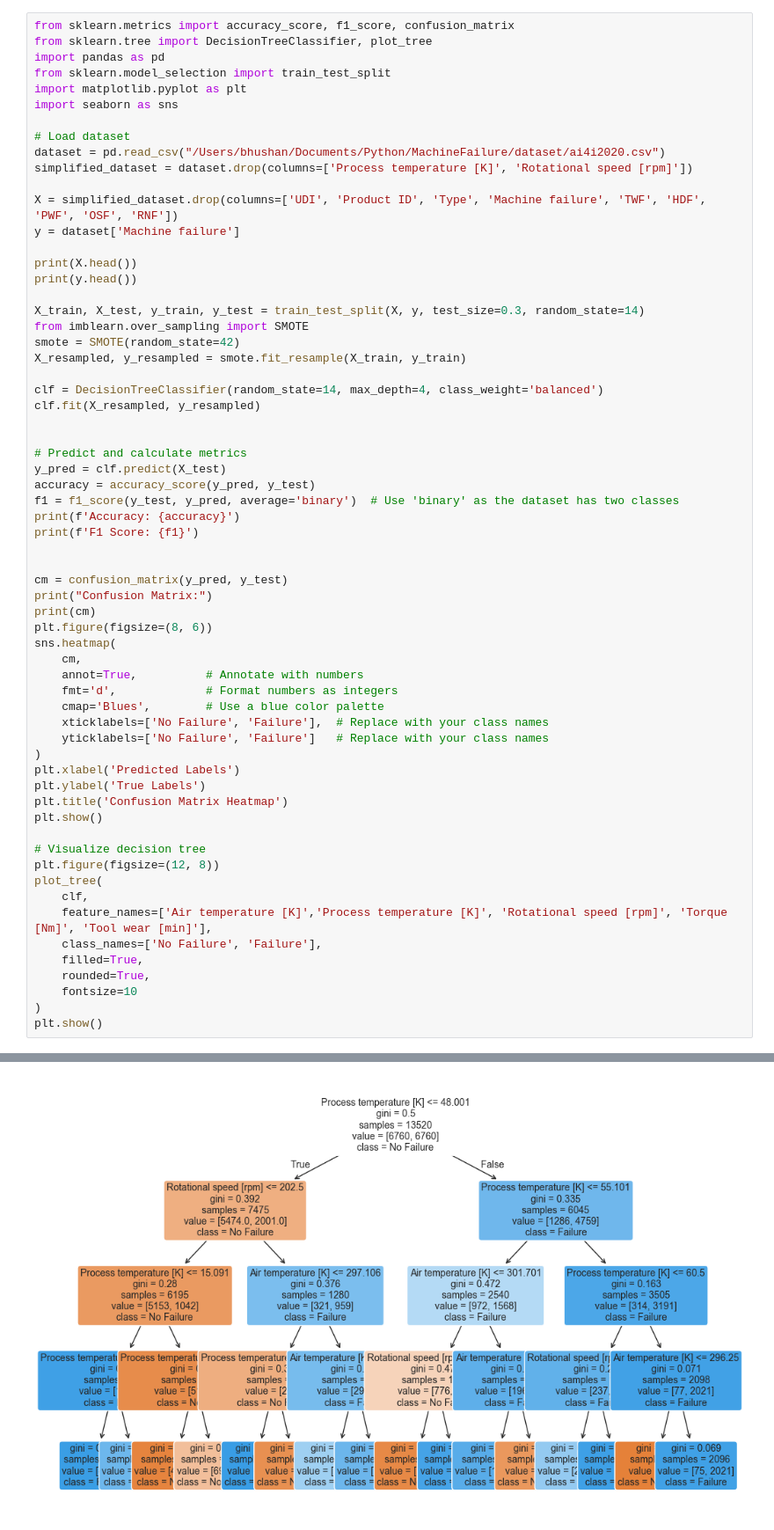
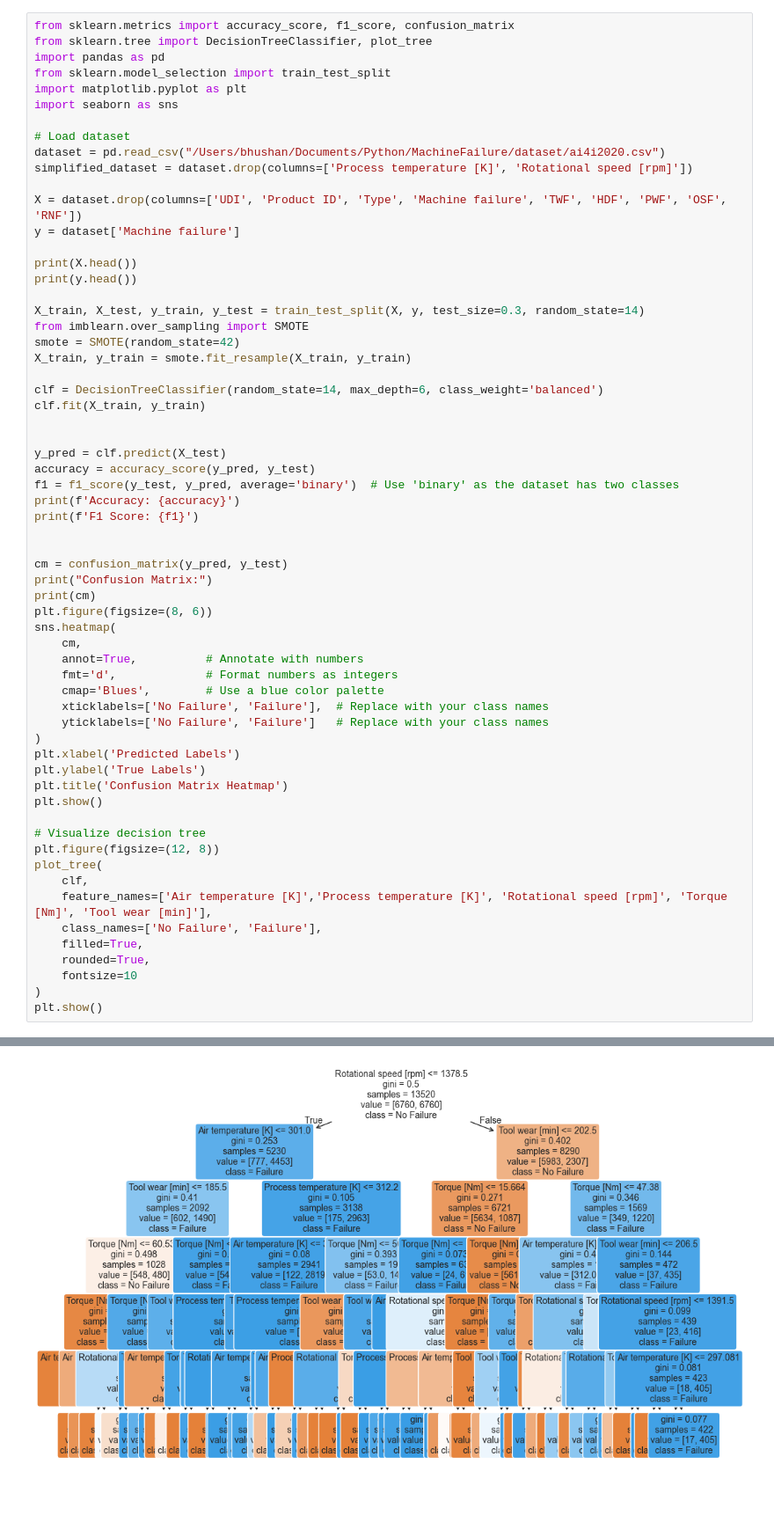
Before and after one commit to splitmoong/machinefailureprediction, a Jupyter notebook: Models/decisiontree.ipynb, the cells around one changed output, grey strips where cells are left out. Shown at 88% size. Drawn from its saved outputs; the diff is of its cells as text; blank space fills up the shorter version.

```diff
--- a/Models/decisiontree.ipynb
+++ b/Models/decisiontree.ipynb
@@ -10,7 +10,7 @@ import seaborn as sns
 dataset = pd.read_csv("/Users/bhushan/Documents/Python/MachineFailure/dataset/ai4i2020.csv")
 simplified_dataset = dataset.drop(columns=['Process temperature [K]', 'Rotational speed [rpm]'])
 
-X = simplified_dataset.drop(columns=['UDI', 'Product ID', 'Type', 'Machine failure', 'TWF', 'HDF', 'PWF', 'OSF', 'RNF'])
+X = dataset.drop(columns=['UDI', 'Product ID', 'Type', 'Machine failure', 'TWF', 'HDF', 'PWF', 'OSF', 'RNF'])
 y = dataset['Machine failure']
 
 print(X.head())
@@ -19,13 +19,12 @@ print(y.head())
 X_train, X_test, y_train, y_test = train_test_split(X, y, test_size=0.3, random_state=14)
 from imblearn.over_sampling import SMOTE
 smote = SMOTE(random_state=42)
-X_resampled, y_resampled = smote.fit_resample(X_train, y_train)
+X_train, y_train = smote.fit_resample(X_train, y_train)
 
-clf = DecisionTreeClassifier(random_state=14, max_depth=4, class_weight='balanced')
-clf.fit(X_resampled, y_resampled)
+clf = DecisionTreeClassifier(random_state=14, max_depth=6, class_weight='balanced')
+clf.fit(X_train, y_train)
 
 
-# Predict and calculate metrics
 y_pred = clf.predict(X_test)
 accuracy = accuracy_score(y_pred, y_test)
 f1 = f1_score(y_test, y_pred, average='binary')  # Use 'binary' as the dataset has two classes
@@ -83 +82 @@ Confusion Matrix:
-[figure, old version]
+[figure, new version]
```
Also changed, not shown: parts of 1 cell of this notebook, 5 other files.
